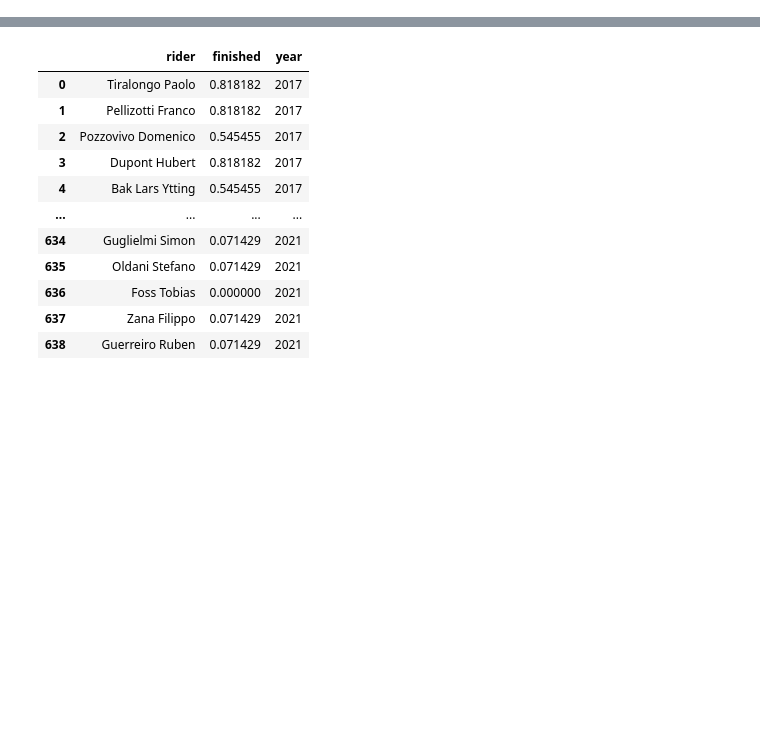
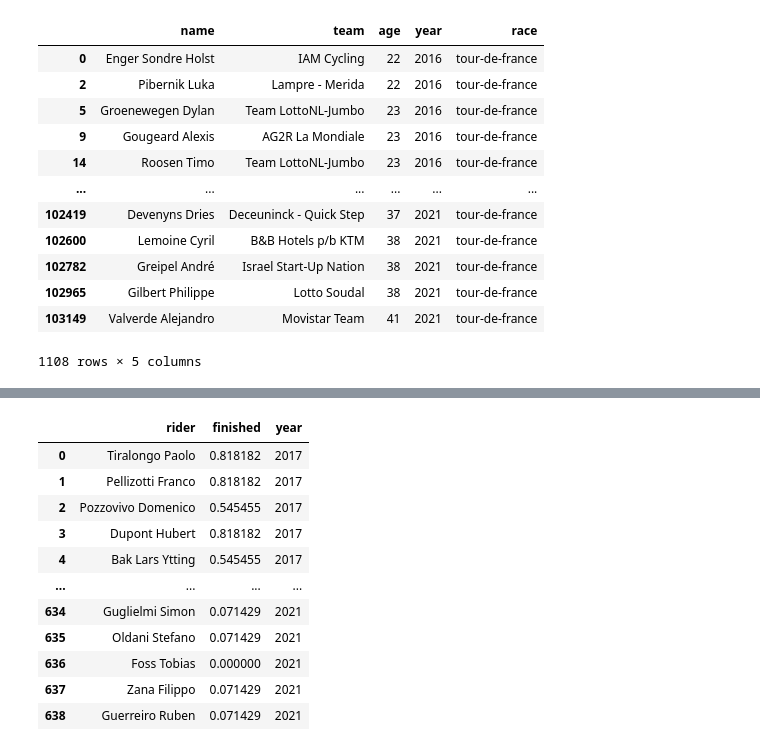
Before and after one commit to Michiel-DK/cycling, a Jupyter notebook: merge.ipynb, the cells around one changed output, grey strips where cells are left out. Cells and saved outputs as stored; diff of their text form; code cells hidden in the pictures; blank space fills up the shorter version.

```diff
--- a/merge.ipynb
+++ b/merge.ipynb
@@ -33,6 +33,23 @@ for year in [2017,2018,2019,2020,2021]:
 master_df = pd.concat(master_ls)
 master_df = master_df[master_df['target'].notna()]
 master_df.to_csv('data/training.csv')
+# %%
+age = pd.read_csv('data/data_age.csv').drop_duplicates()
+age
+# %% [output]
+|  | name | team | age | year | race |
+| 0 | Enger Sondre Holst | IAM Cycling | 22 | 2016 | tour-de-france |
+| 2 | Pibernik Luka | Lampre - Merida | 22 | 2016 | tour-de-france |
+| 5 | Groenewegen Dylan | Team LottoNL-Jumbo | 23 | 2016 | tour-de-france |
+| 9 | Gougeard Alexis | AG2R La Mondiale | 23 | 2016 | tour-de-france |
+| 14 | Roosen Timo | Team LottoNL-Jumbo | 23 | 2016 | tour-de-france |
+| ... | ... | ... | ... | ... | ... |
+| 102419 | Devenyns Dries | Deceuninck - Quick Step | 37 | 2021 | tour-de-france |
+| 102600 | Lemoine Cyril | B&B Hotels p/b KTM | 38 | 2021 | tour-de-france |
+| 102782 | Greipel André | Israel Start-Up Nation | 38 | 2021 | tour-de-france |
+| 102965 | Gilbert Philippe | Lotto Soudal | 38 | 2021 | tour-de-france |
+| 103149 | Valverde Alejandro | Movistar Team | 41 | 2021 | tour-de-france |
+1108 rows × 5 columns
 # %%
 table10.merge(finishes, how='outer', on=['rider', 'year']).sort_values('finished', ascending=False)
 # %% [output]
```
Also changed, not shown: 16 other files.
